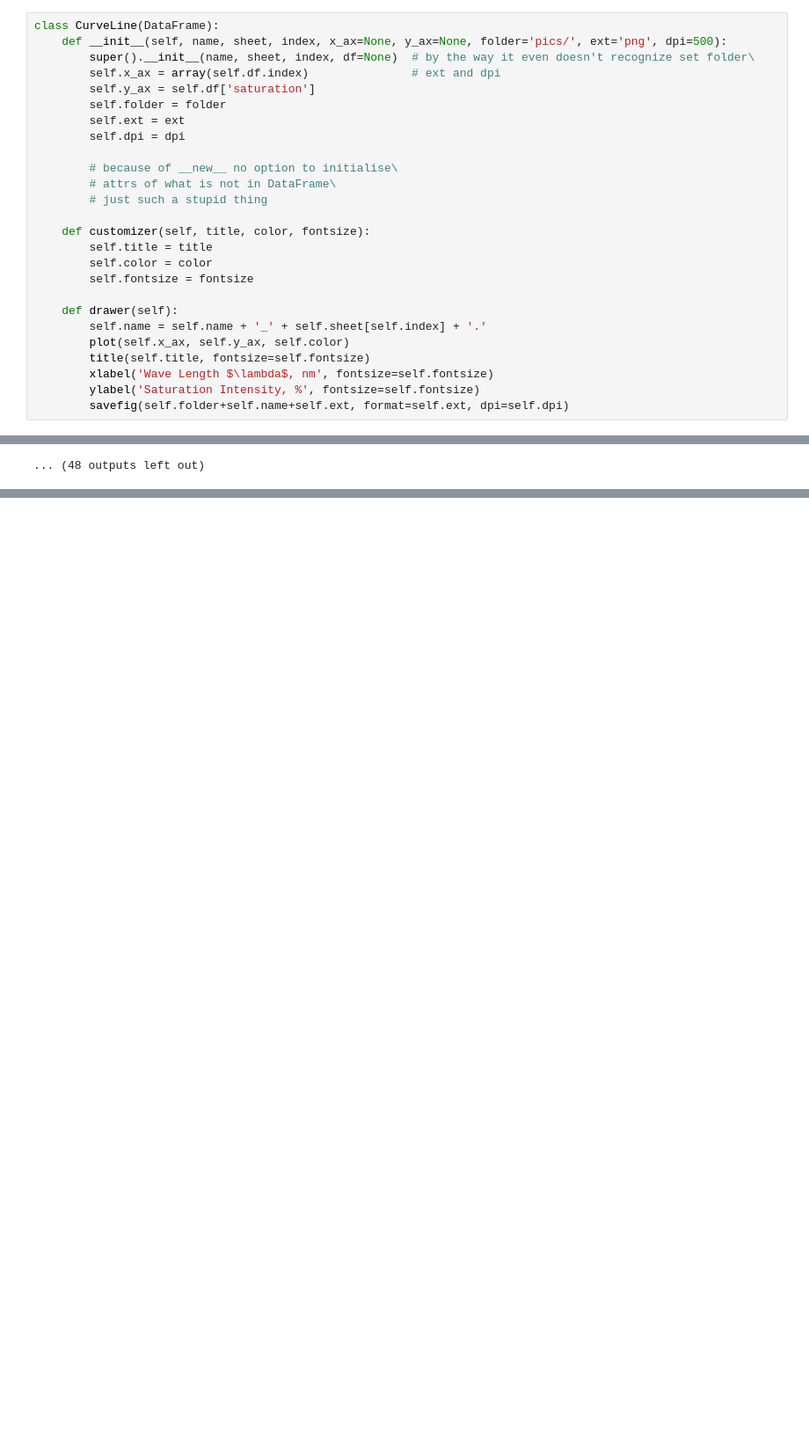
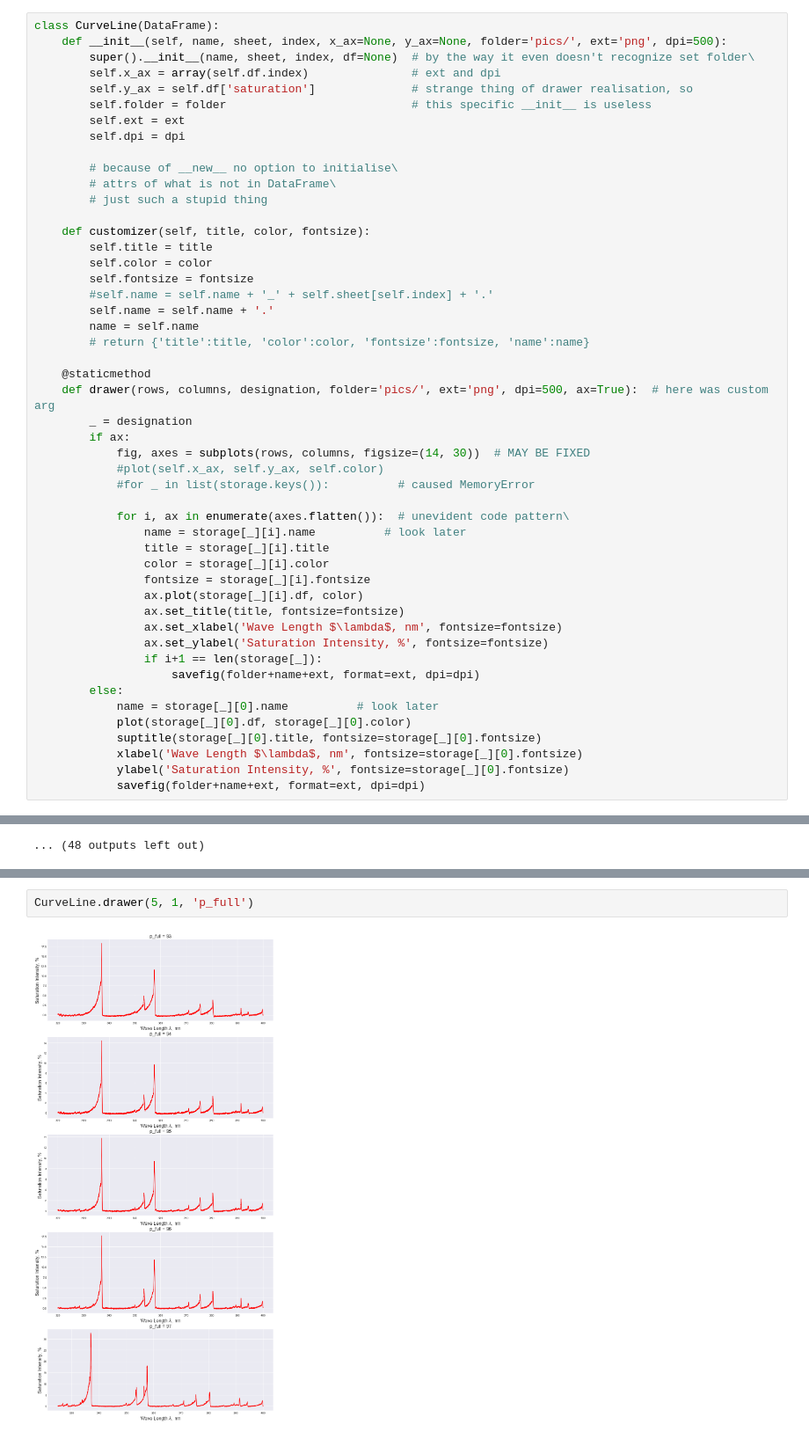
Before and after one commit to verwindle/PMR, a Jupyter notebook: N2/N2.ipynb, the cells around one changed output, grey strips where cells are left out. Shown at 88% size. Drawn from its saved outputs; the diff is of its cells as text; blank space fills up the shorter version.

```diff
--- a/N2/N2.ipynb
+++ b/N2/N2.ipynb
@@ -51,8 +52,8 @@ class CurveLine(DataFrame):
     def __init__(self, name, sheet, index, x_ax=None, y_ax=None, folder='pics/', ext='png', dpi=500):
         super().__init__(name, sheet, index, df=None)  # by the way it even doesn't recognize set folder\
         self.x_ax = array(self.df.index)               # ext and dpi
-        self.y_ax = self.df['saturation']
-        self.folder = folder
+        self.y_ax = self.df['saturation']              # strange thing of drawer realisation, so
+        self.folder = folder                           # this specific __init__ is useless
         self.ext = ext
         self.dpi = dpi
 
@@ -64,14 +65,37 @@ class CurveLine(DataFrame):
         self.title = title
         self.color = color
         self.fontsize = fontsize
+        #self.name = self.name + '_' + self.sheet[self.index] + '.'
+        self.name = self.name + '.'
+        name = self.name
+        # return {'title':title, 'color':color, 'fontsize':fontsize, 'name':name}
 
-    def drawer(self):
-        self.name = self.name + '_' + self.sheet[self.index] + '.'
-        plot(self.x_ax, self.y_ax, self.color)
-        title(self.title, fontsize=self.fontsize)
-        xlabel('Wave Length $\lambda$, nm', fontsize=self.fontsize)
-        ylabel('Saturation Intensity, %', fontsize=self.fontsize)
-        savefig(self.folder+self.name+self.ext, format=self.ext, dpi=self.dpi)
+    @staticmethod
+    def drawer(rows, columns, designation, folder='pics/', ext='png', dpi=500, ax=True):  # here was custom arg
+        _ = designation
+        if ax:
+            fig, axes = subplots(rows, columns, figsize=(14, 30))  # MAY BE FIXED
+            #plot(self.x_ax, self.y_ax, self.color)
+            #for _ in list(storage.keys()):          # caused MemoryError
+
+            for i, ax in enumerate(axes.flatten()):  # unevident code pattern\
+                name = storage[_][i].name          # look later
+                title = storage[_][i].title
+                color = storage[_][i].color
+                fontsize = storage[_][i].fontsize
+                ax.plot(storage[_][i].df, color)
+                ax.set_title(title, fontsize=fontsize)
+                ax.set_xlabel('Wave Length $\lambda$, nm', fontsize=fontsize)
+                ax.set_ylabel('Saturation Intensity, %', fontsize=fontsize)
+                if i+1 == len(storage[_]):
+                    savefig(folder+name+ext, format=ext, dpi=dpi)
+        else:
+            name = storage[_][0].name          # look later
+            plot(storage[_][0].df, storage[_][0].color)
+            suptitle(storage[_][0].title, fontsize=storage[_][0].fontsize)
+            xlabel('Wave Length $\lambda$, nm', fontsize=storage[_][0].fontsize)
+            ylabel('Saturation Intensity, %', fontsize=storage[_][0].fontsize)
+            savefig(folder+name+ext, format=ext, dpi=dpi)
 # %%
 storage = {'p_full':pressure, 'I_full':current, 'p_max':pressure, 'I_max':current}
 
@@ -695,0 +197,4 @@ KeyError: 'index'
+# %%
+CurveLine.drawer(5, 1, 'p_full')
+# %% [output]
+[figure, added]
```
Also changed, not shown: parts of 122 cells of this notebook, 38 other files.
